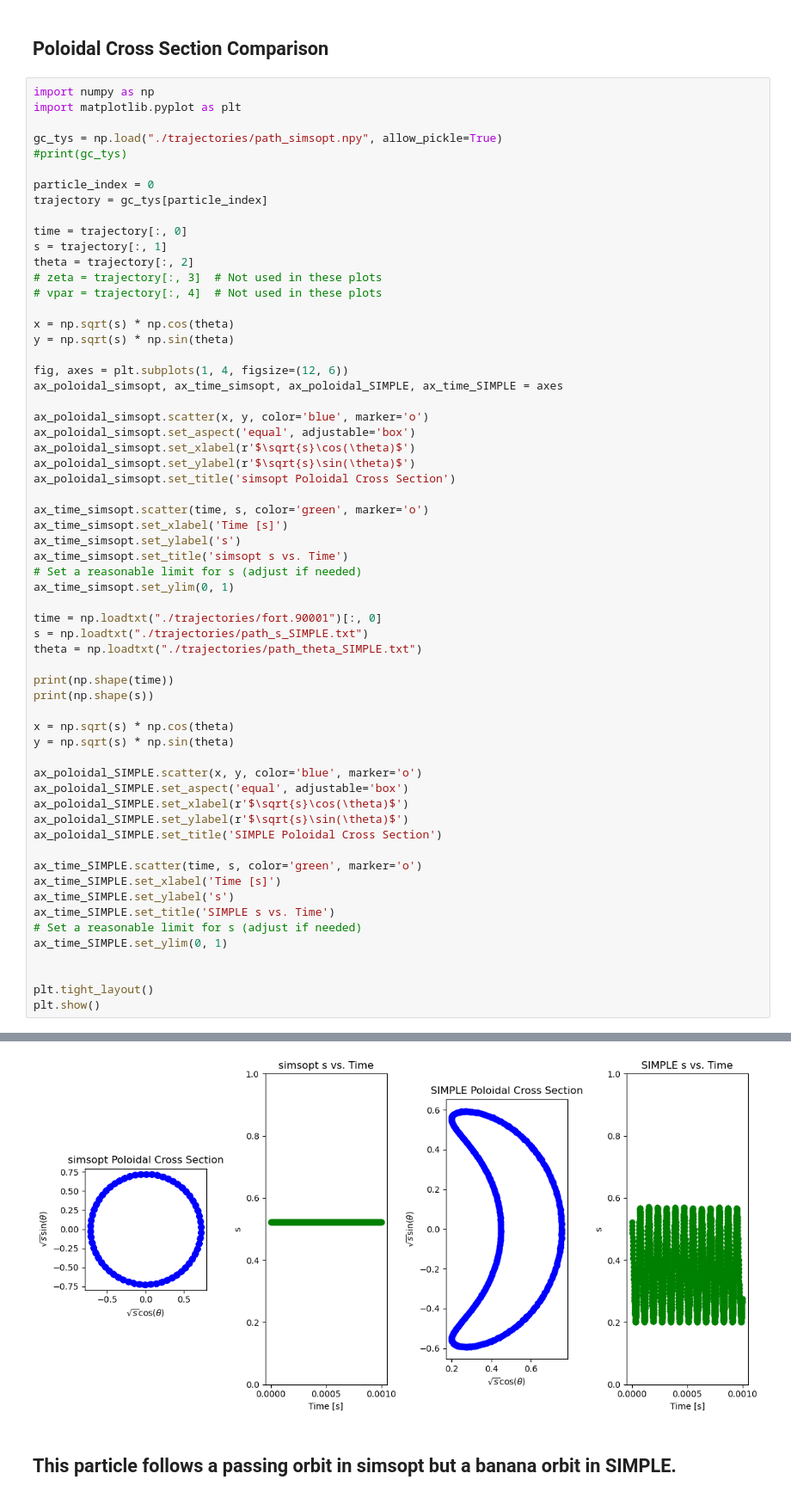
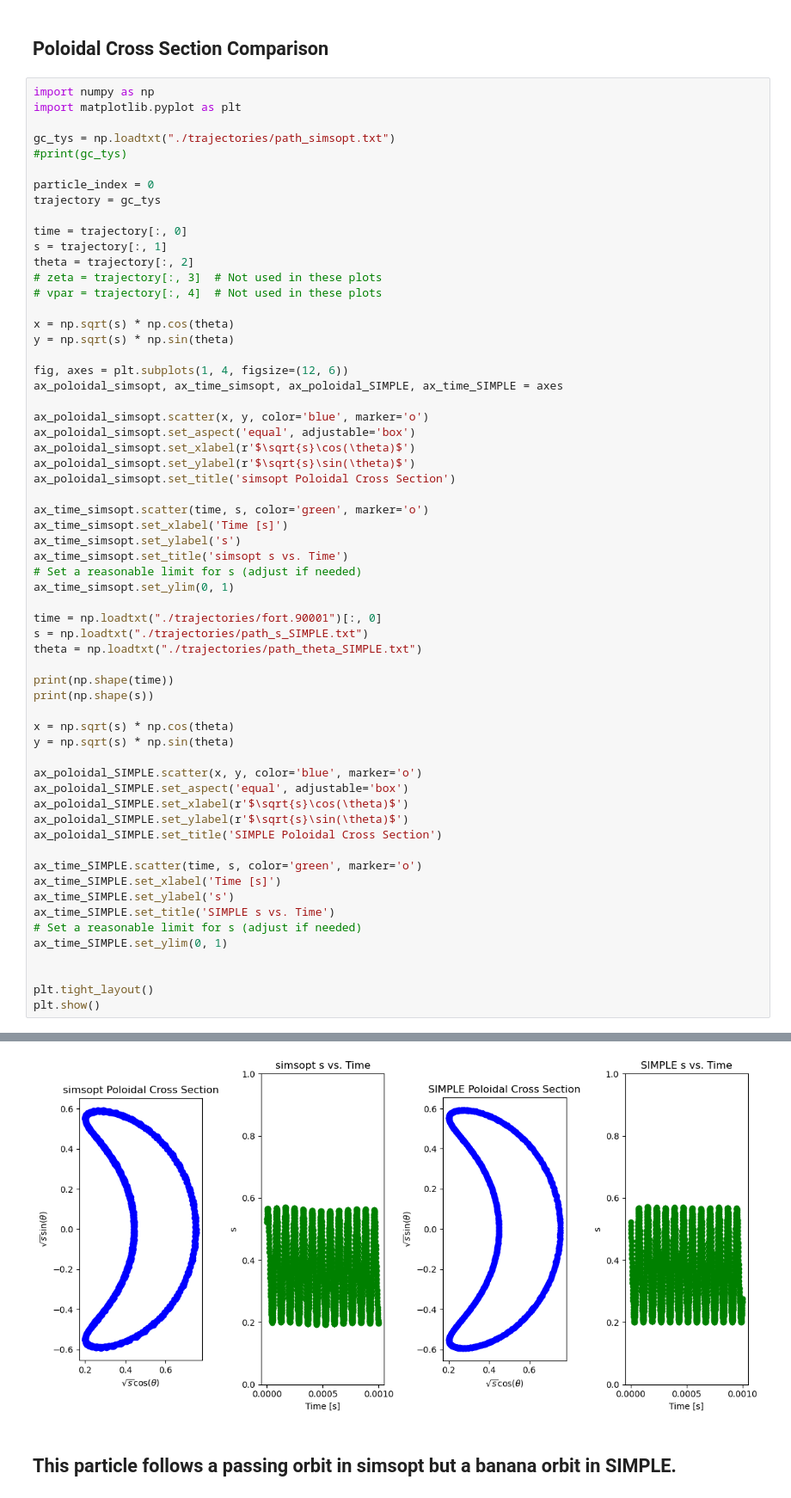
Before and after one commit to billenert/simple-v-simsopt, a Jupyter notebook: differences.ipynb, the cells around one changed output, grey strips where cells are left out. Shown at 86% size. Cells and saved outputs as stored; diff of their text form.

```diff
--- a/differences.ipynb
+++ b/differences.ipynb
@@ -15,11 +15,11 @@ Note: plotting is done only for the first particle of the simsopt data and SIMPL
 import numpy as np
 import matplotlib.pyplot as plt
 
-gc_tys = np.load("./trajectories/path_simsopt.npy", allow_pickle=True)
+gc_tys = np.loadtxt("./trajectories/path_simsopt.txt")
 #print(gc_tys)
 
 particle_index = 0
-trajectory = gc_tys[particle_index]
+trajectory = gc_tys
 
 time = trajectory[:, 0]
 s = trajectory[:, 1]
@@ -48,34 +48,34 @@ ax_time_simsopt.set_ylim(0, 1)
 
 time = np.loadtxt("./trajectories/fort.90001")[:, 0]
 s = np.loadtxt("./trajectories/path_s_SIMPLE.txt")
 theta = np.loadtxt("./trajectories/path_theta_SIMPLE.txt")
 
 print(np.shape(time))
 print(np.shape(s))
 
 x = np.sqrt(s) * np.cos(theta)
 y = np.sqrt(s) * np.sin(theta)
 
 ax_poloidal_SIMPLE.scatter(x, y, color='blue', marker='o')
 ax_poloidal_SIMPLE.set_aspect('equal', adjustable='box')
 ax_poloidal_SIMPLE.set_xlabel(r'$\sqrt{s}\cos(\theta)$')
 ax_poloidal_SIMPLE.set_ylabel(r'$\sqrt{s}\sin(\theta)$')
 ax_poloidal_SIMPLE.set_title('SIMPLE Poloidal Cross Section')
 
 ax_time_SIMPLE.scatter(time, s, color='green', marker='o')
 ax_time_SIMPLE.set_xlabel('Time [s]')
 ax_time_SIMPLE.set_ylabel('s')
 ax_time_SIMPLE.set_title('SIMPLE s vs. Time')
 # Set a reasonable limit for s (adjust if needed)
 ax_time_SIMPLE.set_ylim(0, 1)
 
 
 plt.tight_layout()
 plt.show()
 # %% [output]
 (1000,)
 (1000,)
-[figure, old version]
+[figure, new version]
 # %% [markdown]
 ## This particle follows a passing orbit in simsopt but a banana orbit in SIMPLE.
 # %% [markdown]
```
Also changed, not shown: parts of 7 cells of this notebook, 9 other files.
